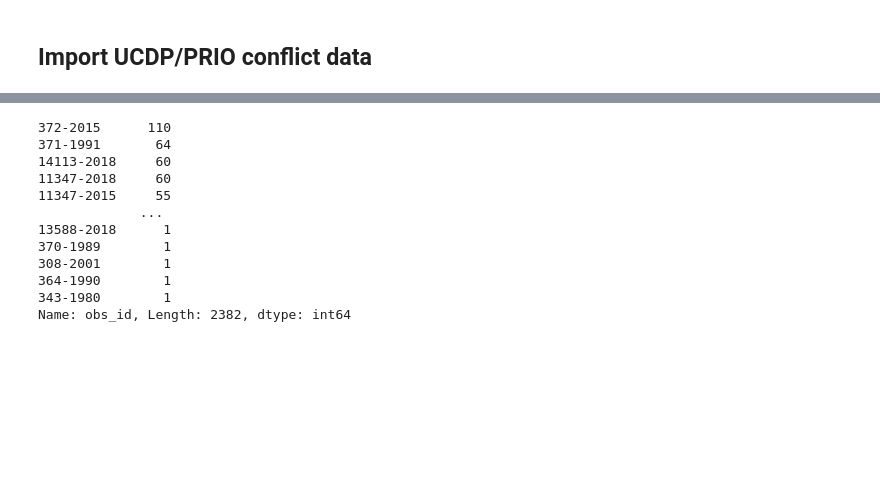
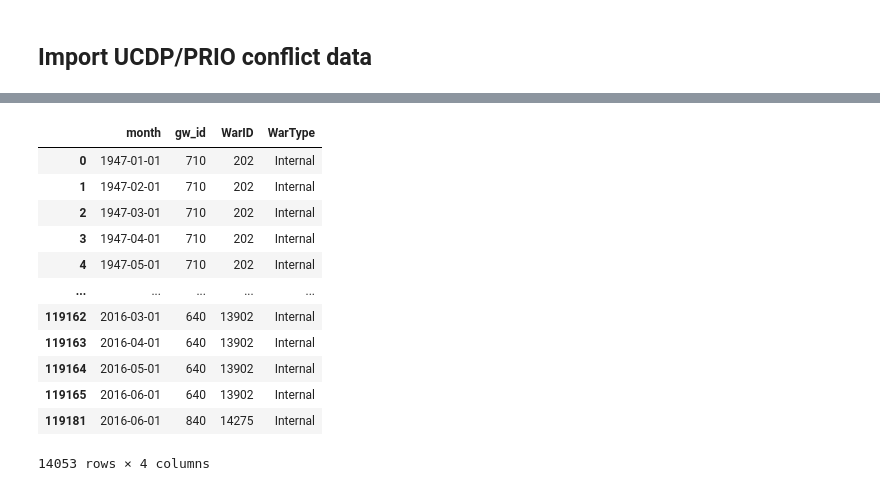
Before and after one commit to jenna-jordan/IS590DV-FinalProject, a Jupyter notebook: Map of CoW vs UCDP.ipynb, the cells around one changed output, grey strips where cells are left out. Saved outputs shown, nothing was run; the diff lists cells and outputs as text; code cells hidden in the pictures; blank space fills up the shorter version.

```diff
--- a/Map of CoW vs UCDP.ipynb
+++ b/Map of CoW vs UCDP.ipynb
@@ -300,15 +259,24 @@ ucdp_merged
-# %%
-ucdp_merged.[obs_id].value_counts()
-# %% [output]
-372-2015      110
-371-1991       64
-14113-2018     60
-11347-2018     60
-11347-2015     55
-             ...
-13588-2018      1
-370-1989        1
-308-2001        1
-364-1990        1
-343-1980        1
-Name: obs_id, Length: 2382, dtype: int64
+# %%
+ucdp_war_ts = pd.concat([pd.DataFrame({'month': pd.date_range(row.start_date2, row.ep_end_date, freq='MS'),
+                                        'gw_id': row.gw_id,
+                                        'WarID': row.conflict_id,
+                                        'WarType': row.type_of_conflict},
+                                columns=['month', 'gw_id', 'WarID', 'WarType'])
+                           for i, row in ucdp_merged.iterrows()], ignore_index=True)
+ucdp_war_ts = ucdp_war_ts[ucdp_war_ts['month'] <= '2016-06-01']
+ucdp_war_ts = ucdp_war_ts.drop_duplicates()
+ucdp_war_ts
+# %% [output]
+|  | month | gw_id | WarID | WarType |
+| 0 | 1947-01-01 | 710 | 202 | Internal |
+| 1 | 1947-02-01 | 710 | 202 | Internal |
+| 2 | 1947-03-01 | 710 | 202 | Internal |
+| 3 | 1947-04-01 | 710 | 202 | Internal |
+| 4 | 1947-05-01 | 710 | 202 | Internal |
+| ... | ... | ... | ... | ... |
+| 119162 | 2016-03-01 | 640 | 13902 | Internal |
+| 119163 | 2016-04-01 | 640 | 13902 | Internal |
+| 119164 | 2016-05-01 | 640 | 13902 | Internal |
+| 119165 | 2016-06-01 | 640 | 13902 | Internal |
+| 119181 | 2016-06-01 | 840 | 14275 | Internal |
+14053 rows × 4 columns
```
Also changed, not shown: parts of 14 cells of this notebook.
